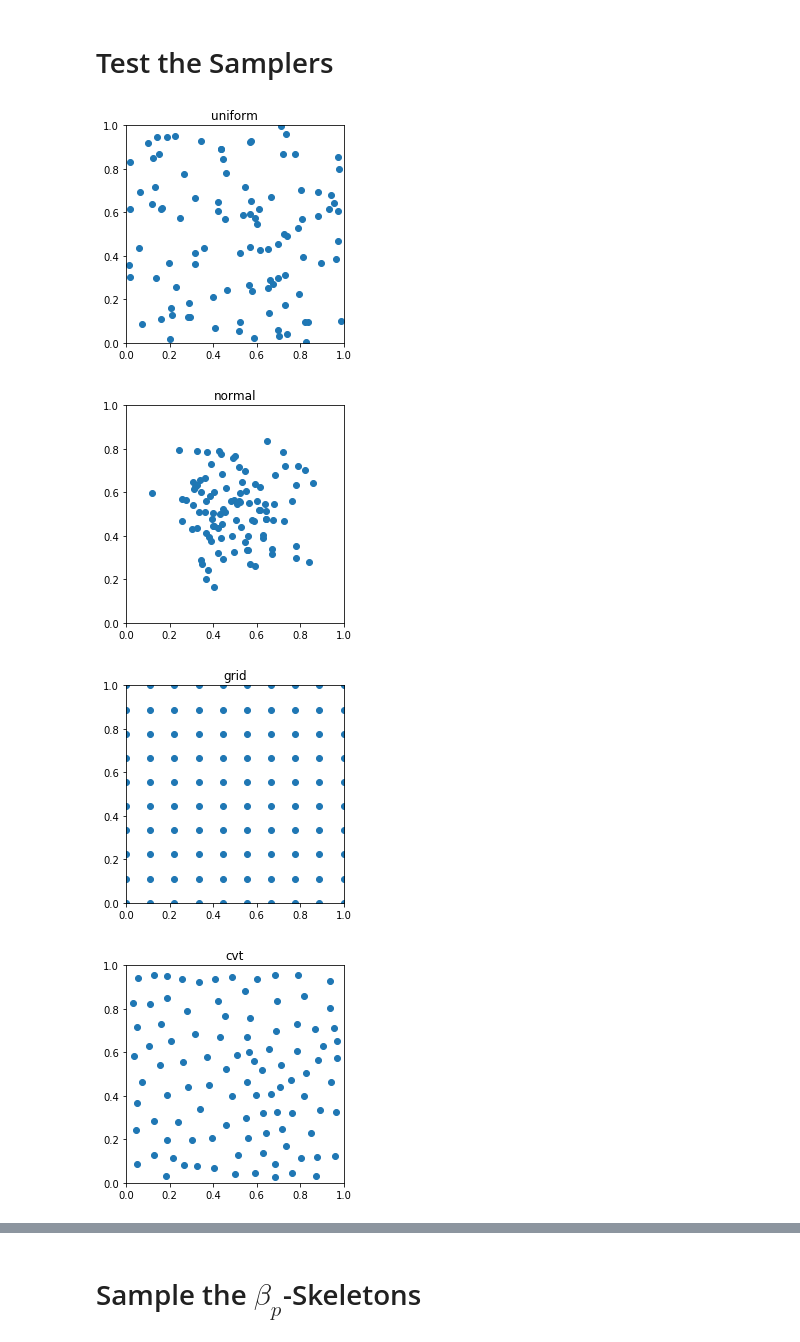
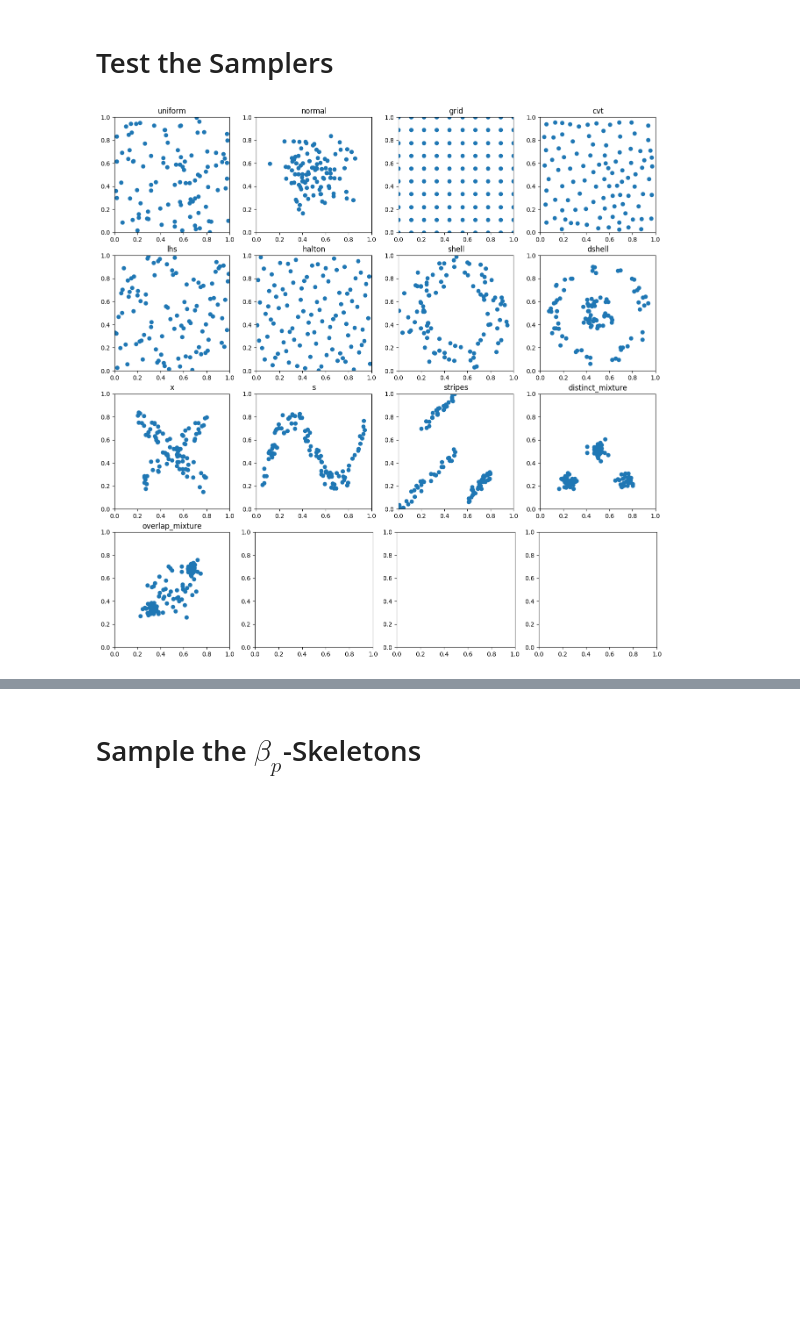
Before and after one commit to maljovec/nglpy_cuda, a Jupyter notebook: Graph_Metrics.ipynb, the cells around one changed output, grey strips where cells are left out. Cells and saved outputs as stored; diff of their text form; code cells hidden in the pictures; blank space fills up the shorter version.

```diff
--- a/Graph_Metrics.ipynb
+++ b/Graph_Metrics.ipynb
@@ -52,12 +52,12 @@ def generate_sample_set(strategy, count, dimensionality, seed=0):
     elif strategy == 'dshell':
         a = np.random.choice(a=[0, 1], size=count)
         sampler = samply.DirectionalSampler(dimensionality)
-        low=0.2
-        high=0.4
+        low=0.1
+        high=0.3
         r = np.random.uniform(low=low, high=high, size=(count,1))
         mask = np.where(a==1)[0]
-        low=0.6
-        high=0.8
+        low=0.7
+        high=0.9
         r[mask] = np.random.uniform(low=low, high=high, size=(len(mask),1))
         X = ((r * sampler.generate_samples(count)) + 1) / 2.
     elif strategy == 'x':
@@ -274,23 +274,21 @@ def crossing_count(G):
 # %%
 %matplotlib inline
 
 count = 100
 dimensionality = 2
 strategies = ["uniform", "normal", "grid", "cvt", "lhs", "halton", "shell",
               "dshell", "x", "s", "stripes", "distinct_mixture",
               "overlap_mixture"]
 
-for strategy in strategies:
+plot_dim = int(np.ceil(np.sqrt(len(strategies))))
+fig, axes = plt.subplots(nrows=plot_dim, ncols=plot_dim, dpi=100, figsize=(4*plot_dim, 4*plot_dim))
+
+for ax,strategy in zip(axes.flatten(), strategies):
     X = generate_sample_set(strategy, count, dimensionality)
-    plt.figure()
-    plt.scatter(X[:,0], X[:,1])
-    ax = plt.gca()
+    ax.scatter(X[:,0], X[:,1])
     ax.set_xlim(0,1)
     ax.set_ylim(0,1)
     ax.set_aspect(1)
     ax.set_title(strategy)
 # %% [output]
-[figure, old version]
+[figure, new version]
-[figure, removed]
-[figure, removed]
-[figure, removed]
```
Also changed, not shown: parts of 57 cells of this notebook, 6 other files.
